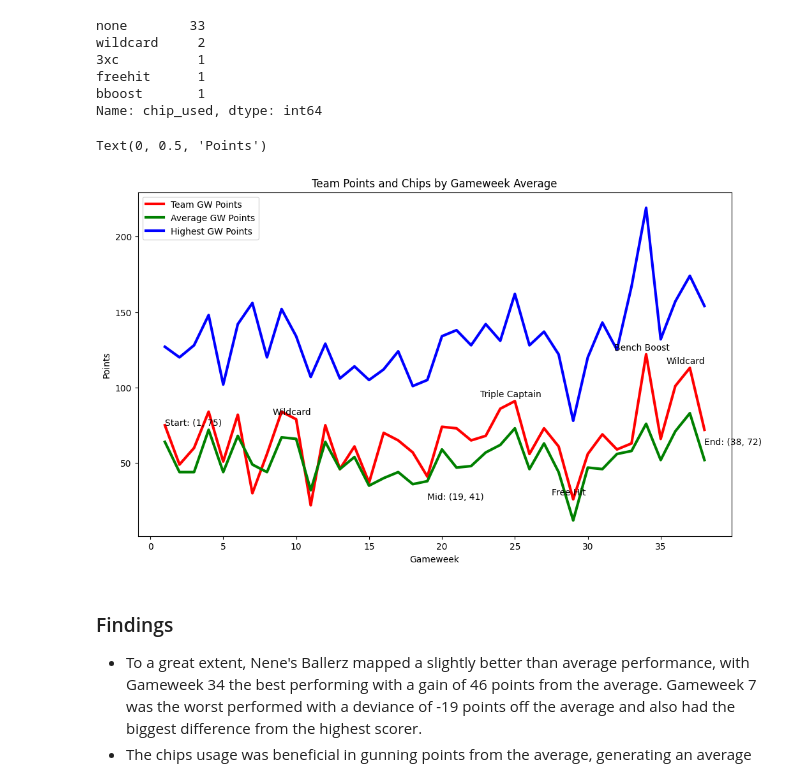
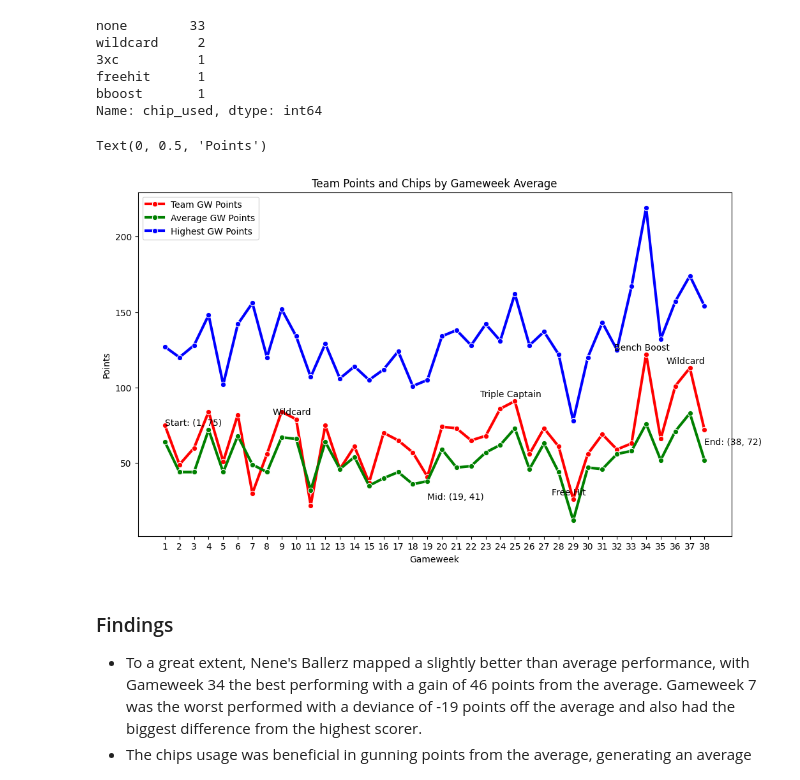
Before and after one commit to Neshmwaniki/FPL-Team-Analysis, a Jupyter notebook: Fantasy Premier League Analysis.ipynb, the cells around one changed output. Cells and saved outputs as stored; diff of their text form; code cells hidden in the pictures.

```diff
--- a/Fantasy Premier League Analysis.ipynb
+++ b/Fantasy Premier League Analysis.ipynb
@@ -478,4 +483,11 @@ no_transfers_gw
 ### study transfers made/not made and influence on GW points
 # %% [markdown]
 #### Team Points by Highest Score
+# %%
+### Calculate instances of biggest difference
+nenes_ballerz['diff'] = nenes_ballerz['points'] - nenes_ballerz['highest_score']
+
+### find respective indices
+min_diff_idx= nenes_ballerz['diff'].idxmax()
+max_diff_idx = nenes_ballerz['diff'].idxmin()
 # %%
@@ -576,37 +603,39 @@ Name: chip_used, dtype: int64
 ### Plot team points by gameweek average
 plt.figure(figsize=(12,7))
 
-ax = sns.lineplot(data=nenes_ballerz,x='event' ,y='points',color = 'red',linewidth= 3,label = 'Team GW Points')
-ax = sns.lineplot(data=nenes_ballerz,x='event',y='average_score',color = 'green',linewidth = 3,label = 'Average GW Points')
-ax = sns.lineplot(data=nenes_ballerz,x='event',y='highest_score',color = 'blue',linewidth = 3,label = 'Highest GW Points')
+ax = sns.lineplot(data=nenes_ballerz,x='event' ,y='points',color = 'red',linewidth= 3,label = 'Team GW Points',marker='o')
+ax = sns.lineplot(data=nenes_ballerz,x='event',y='average_score',color = 'green',linewidth = 3,label = 'Average GW Points',marker='o')
+ax = sns.lineplot(data=nenes_ballerz,x='event',y='highest_score',color = 'blue',linewidth = 3,label = 'Highest GW Points',marker='o')
 
+# Plot xticks for each GW
+plt.xticks(ticks=nenes_ballerz['event'].unique(),labels=nenes_ballerz['event'].unique())
 
 # Add data labels to the start, mid, and end points
 x = nenes_ballerz['event']
 y = nenes_ballerz['points']
 
 plt.annotate(f'Start: ({x.iloc[0]}, {y.iloc[0]:,.0f})', xy=(x.iloc[0], y.iloc[0]), xytext=(x.iloc[0], y.iloc[0] + 0))
 plt.annotate(f'Mid: ({x.iloc[len(x) // 2-1]}, {y.iloc[len(y) // 2-1]:,.0f})', xy=(x.iloc[len(x) // 2-1], y.iloc[len(y) // 2-1]),
              xytext=(x.iloc[len(x) // 2-1], y.iloc[len(y) // 2-1] - 15)
              )
 plt.annotate(f'End: ({x.iloc[-1]}, {y.iloc[-1]:,.0f})', xy=(x.iloc[-1], y.iloc[-1]), xytext=(x.iloc[-1], y.iloc[-1] - 10)
              )
 
 ### annotate chip usage
 chip_events = {'Wildcard':'wildcard','Triple Captain':'3xc','Free Hit':'freehit', 'Bench Boost':'bboost'}
 for chip_name, chip_event in chip_events.items():
     chip_event_data = nenes_ballerz[nenes_ballerz['chip_used']== chip_event]
     for i, row in chip_event_data.iterrows():
         ax.annotate(chip_name,(row['event'],row['points']),textcoords="offset points", xytext=(-5,5),ha= 'center')
 
 
 plt.legend()
 ax.set_title('Team Points and Chips by Gameweek Average')
 ax.set_xlabel('Gameweek')
 ax.set_ylabel('Points')
 # %% [output]
 Text(0, 0.5, 'Points')
-[figure, old version]
+[figure, new version]
 # %% [markdown]
 ### Findings
 
```
Also changed, not shown: parts of 3 cells of this notebook.
